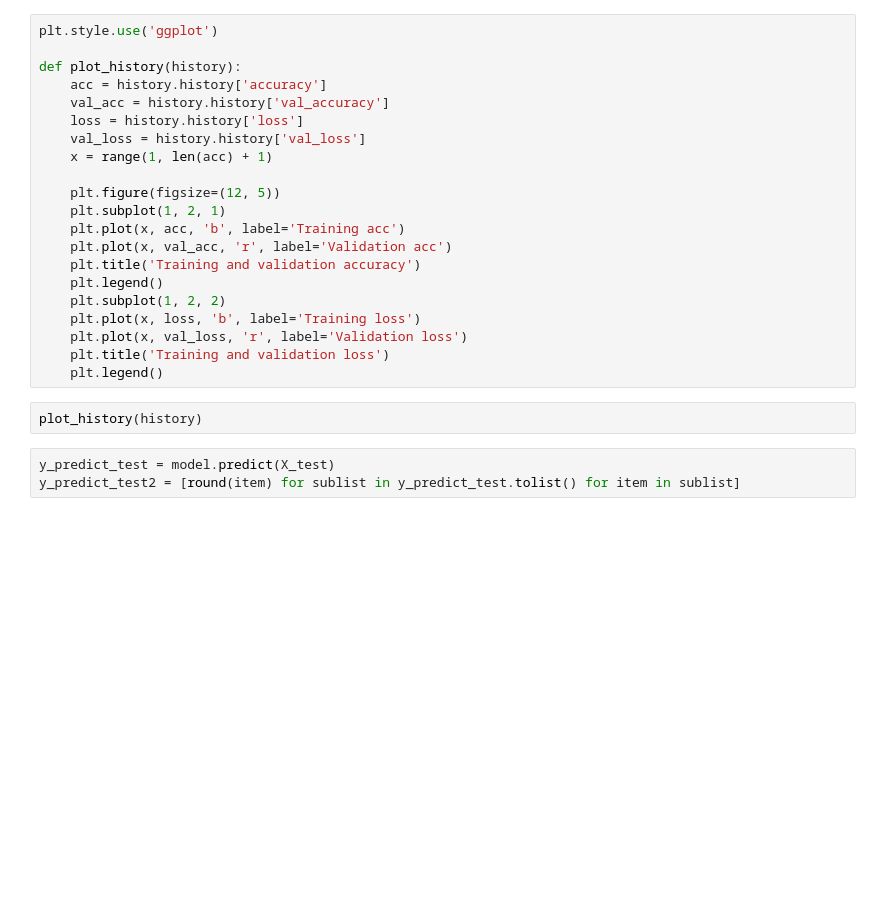
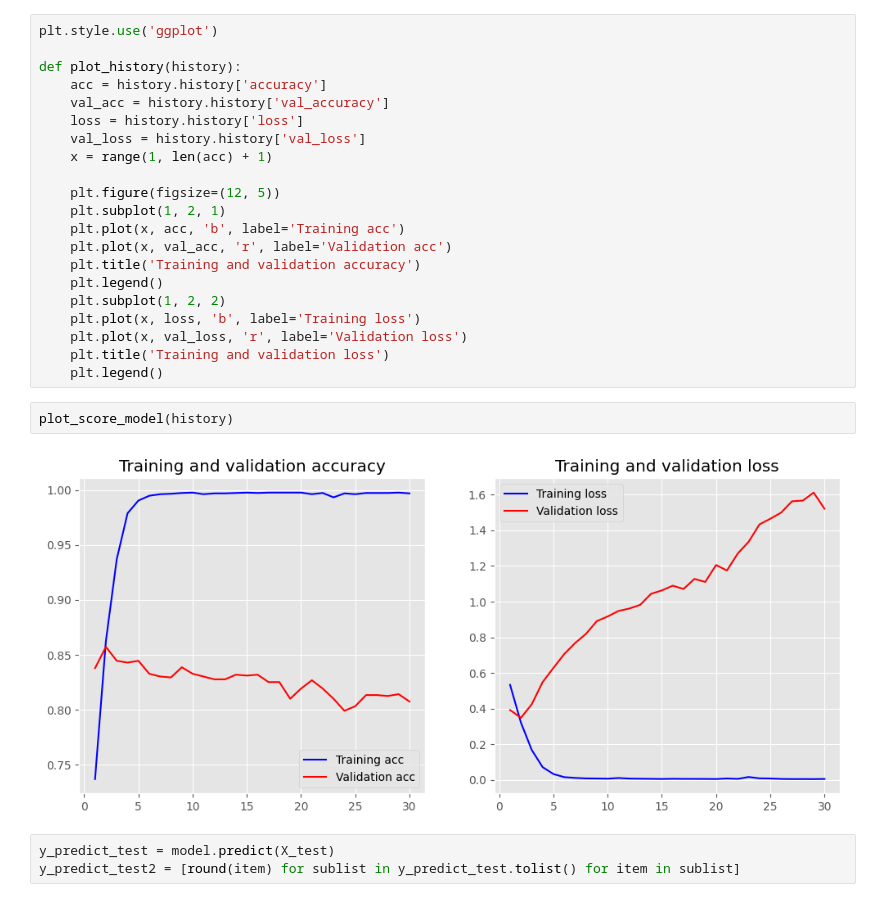
Before and after one commit to Mouni0816/OnlineInsultDetection, a Jupyter notebook: Notebooks/3_CNN/3_3_1_Model_CNN.ipynb, the cells around one changed output. Drawn from its saved outputs; the diff is of its cells as text; blank space fills up the shorter version.

```diff
--- a/Notebooks/3_CNN/3_3_1_Model_CNN.ipynb
+++ b/Notebooks/3_CNN/3_3_1_Model_CNN.ipynb
@@ -92,7 +114,9 @@ def plot_history(history):
     plt.title('Training and validation loss')
     plt.legend()
 # %%
-plot_history(history)
+plot_score_model(history)
+# %% [output]
+[figure, added]
 # %%
 y_predict_test = model.predict(X_test)
 y_predict_test2 = [round(item) for sublist in y_predict_test.tolist() for item in sublist]
```
Also changed, not shown: parts of 7 cells of this notebook, 15 other files.
